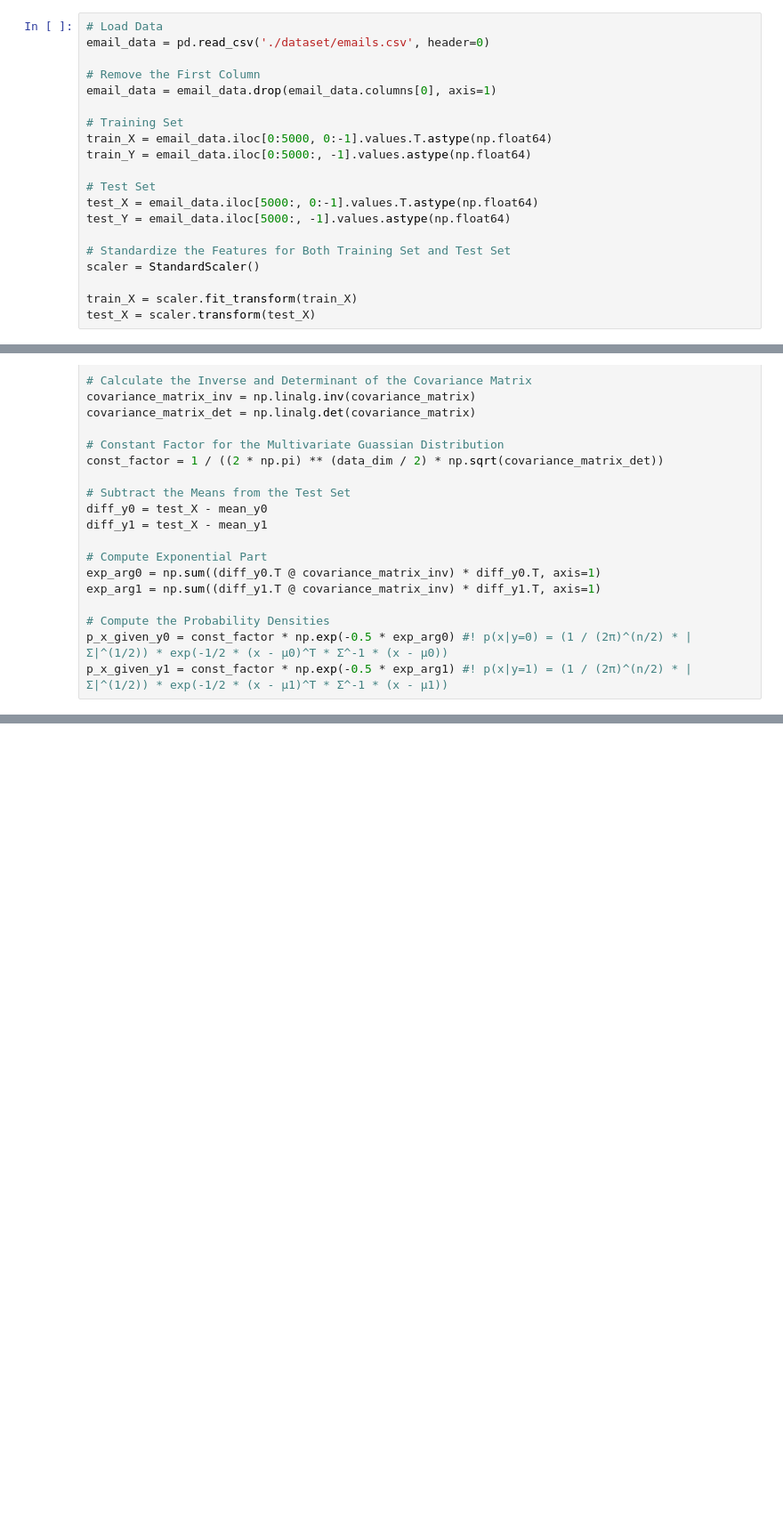
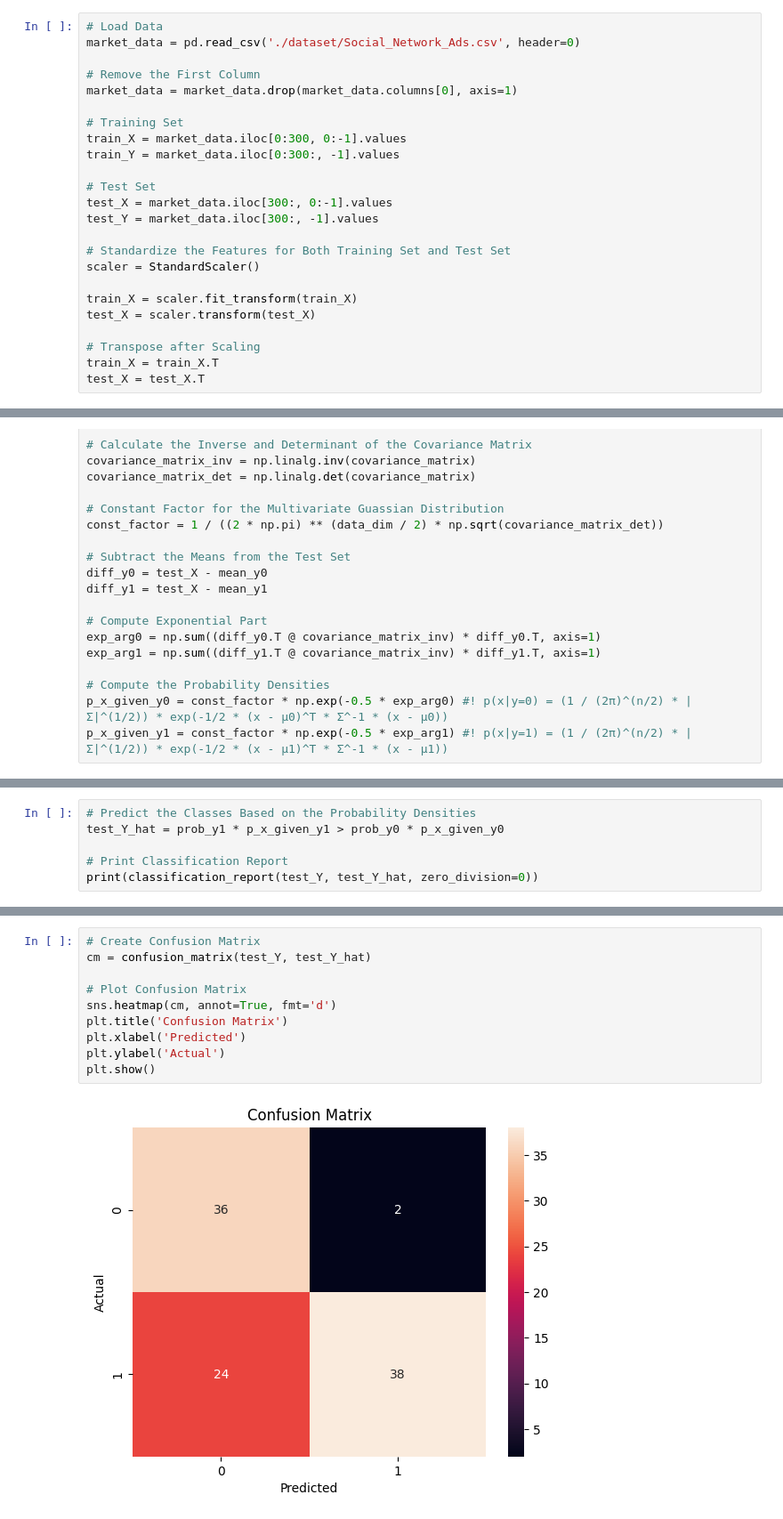
Before and after one commit to XingshengXu/Machine-Learning-Projects, a Jupyter notebook: Generative Learning Algorithms/Gaussian Discriminant Analysis (GDA)/GDA.ipynb, the cells around one changed output, grey strips where cells are left out. Shown at 89% size. Cells and saved outputs as stored; diff of their text form; blank space fills up the shorter version.

```diff
--- a/Generative Learning Algorithms/Gaussian Discriminant Analysis (GDA)/GDA.ipynb
+++ b/Generative Learning Algorithms/Gaussian Discriminant Analysis (GDA)/GDA.ipynb
@@ -10,20 +12,24 @@ from sklearn.metrics import confusion_matrix, roc_curve, precision_recall_curve,
 # %%
 # Load Data
-email_data = pd.read_csv('./dataset/emails.csv', header=0)
+market_data = pd.read_csv('./dataset/Social_Network_Ads.csv', header=0)
 
 # Remove the First Column
-email_data = email_data.drop(email_data.columns[0], axis=1)
+market_data = market_data.drop(market_data.columns[0], axis=1)
 
 # Training Set
-train_X = email_data.iloc[0:5000, 0:-1].values.T.astype(np.float64)
-train_Y = email_data.iloc[0:5000:, -1].values.astype(np.float64)
+train_X = market_data.iloc[0:300, 0:-1].values
+train_Y = market_data.iloc[0:300:, -1].values
 
 # Test Set
-test_X = email_data.iloc[5000:, 0:-1].values.T.astype(np.float64)
-test_Y = email_data.iloc[5000:, -1].values.astype(np.float64)
+test_X = market_data.iloc[300:, 0:-1].values
+test_Y = market_data.iloc[300:, -1].values
 
 # Standardize the Features for Both Training Set and Test Set
 scaler = StandardScaler()
 
 train_X = scaler.fit_transform(train_X)
 test_X = scaler.transform(test_X)
+
+# Transpose after Scaling
+train_X = train_X.T
+test_X = test_X.T
@@ -79,0 +83,6 @@ p_x_given_y0, p_x_given_y1
+# %%
+# Predict the Classes Based on the Probability Densities
+test_Y_hat = prob_y1 * p_x_given_y1 > prob_y0 * p_x_given_y0
+
+# Print Classification Report
+print(classification_report(test_Y, test_Y_hat, zero_division=0))
@@ -79,0 +98,12 @@ p_x_given_y0, p_x_given_y1
+# %%
+# Create Confusion Matrix
+cm = confusion_matrix(test_Y, test_Y_hat)
+
+# Plot Confusion Matrix
+sns.heatmap(cm, annot=True, fmt='d')
+plt.title('Confusion Matrix')
+plt.xlabel('Predicted')
+plt.ylabel('Actual')
+plt.show()
+# %% [output]
+[figure, added]
```
Also changed, not shown: parts of 8 cells of this notebook, 22 other files.
